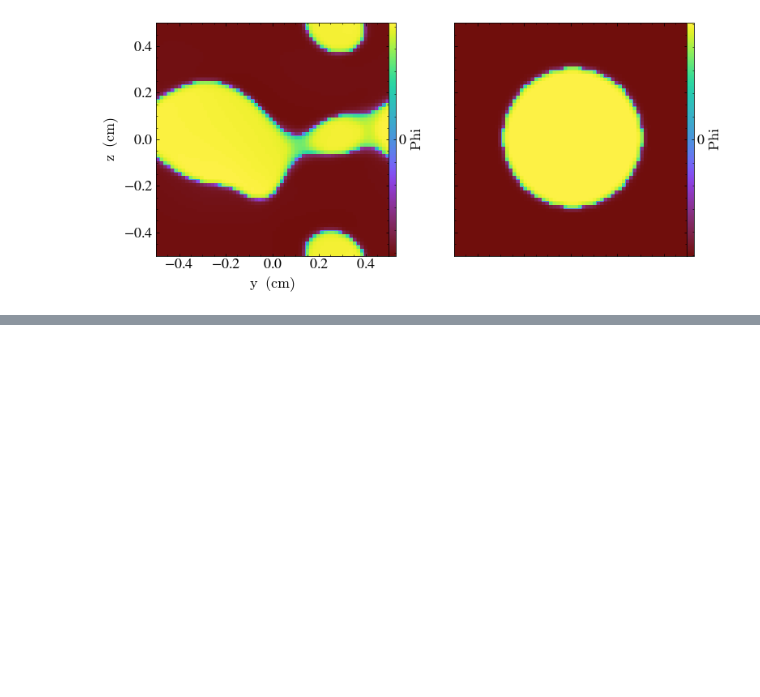
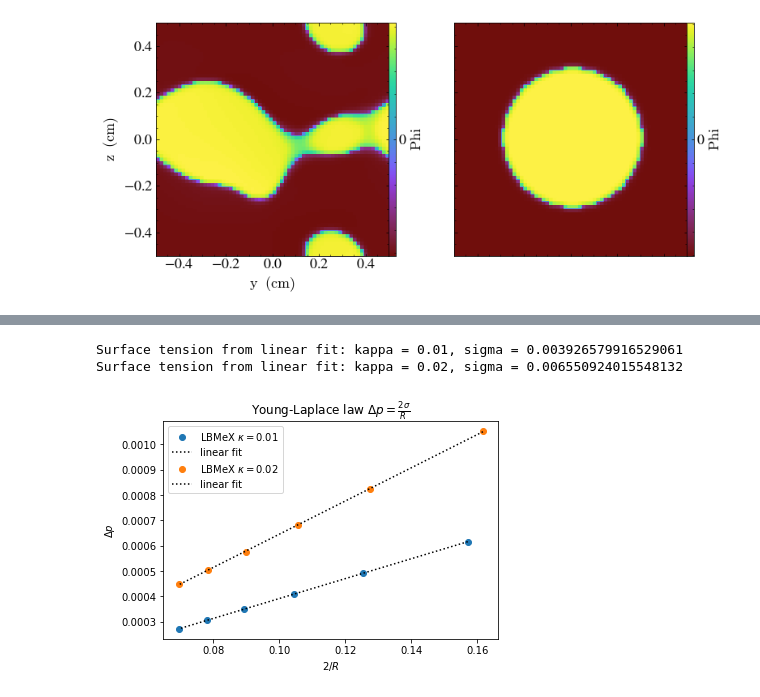
Before and after one commit to AMReX-FHD/LBMeX, a Jupyter notebook: GuidedTutorials/LBM/binary/Visualization.ipynb, the cells around one changed output, grey strips where cells are left out. Cells and saved outputs as stored; diff of their text form; code cells hidden in the pictures; blank space fills up the shorter version.

```diff
--- a/GuidedTutorials/LBM/binary/Visualization.ipynb
+++ b/GuidedTutorials/LBM/binary/Visualization.ipynb
@@ -48,0 +120,34 @@ plt.show()
+# %%
+for kappa in [ 0.01, 0.02 ]:
+    rs = []
+    ps = []
+    for R in [ 0.20, 0.25, 0.30, 0.35, 0.40, 0.45 ]:
+        ts = yt.load('binary_droplet/kappa_{:.2f}/R_{:.2f}/plt*'.format(kappa,R))
+        ds = ts[-1]
+        ad = ds.all_data()
+        center = ds.r[0.5,0.5,0.5]
+        corner = ds.r[0.0,0.0,0.0]
+        rho_d = 0.5*(center['rho']+center['phi'])[0].value
+        rho_s = 0.5*(corner['rho']+corner['phi'])[0].value
+        pin = center['p_bulk']
+        pout = corner['p_bulk']
+        M = (0.5*(ad['rho']+ad['phi'])-rho_s).sum().value
+        r = np.cbrt(3/4/np.pi*M/(rho_d-rho_s))
+        P = pin-pout
+        rs.append(r)
+        ps.append(P)
+    rs = np.array(rs)
+    ps = np.array(ps)
+    sigma, b = np.polyfit(2/rs,ps,1)
+    print(r"Surface tension from linear fit: kappa = %.2f, sigma ="%kappa,*sigma)
+    plt.plot(2/rs,ps,'o',label=r'LBMeX $\kappa=%.2f$'%kappa)
+    plt.plot(2/rs,sigma*2/rs+b,'k:',label='linear fit')
+plt.title(r"Young-Laplace law $\Delta p = \frac{2\sigma}{R}$")
+plt.xlabel('$2/R$')
+plt.ylabel('$\Delta p$')
+plt.legend()
+plt.show()
+# %% [output]
+Surface tension from linear fit: kappa = 0.01, sigma = 0.003926579916529061
+Surface tension from linear fit: kappa = 0.02, sigma = 0.006550924015548132
+[figure, added]
```
Also changed, not shown: parts of 5 cells of this notebook.
